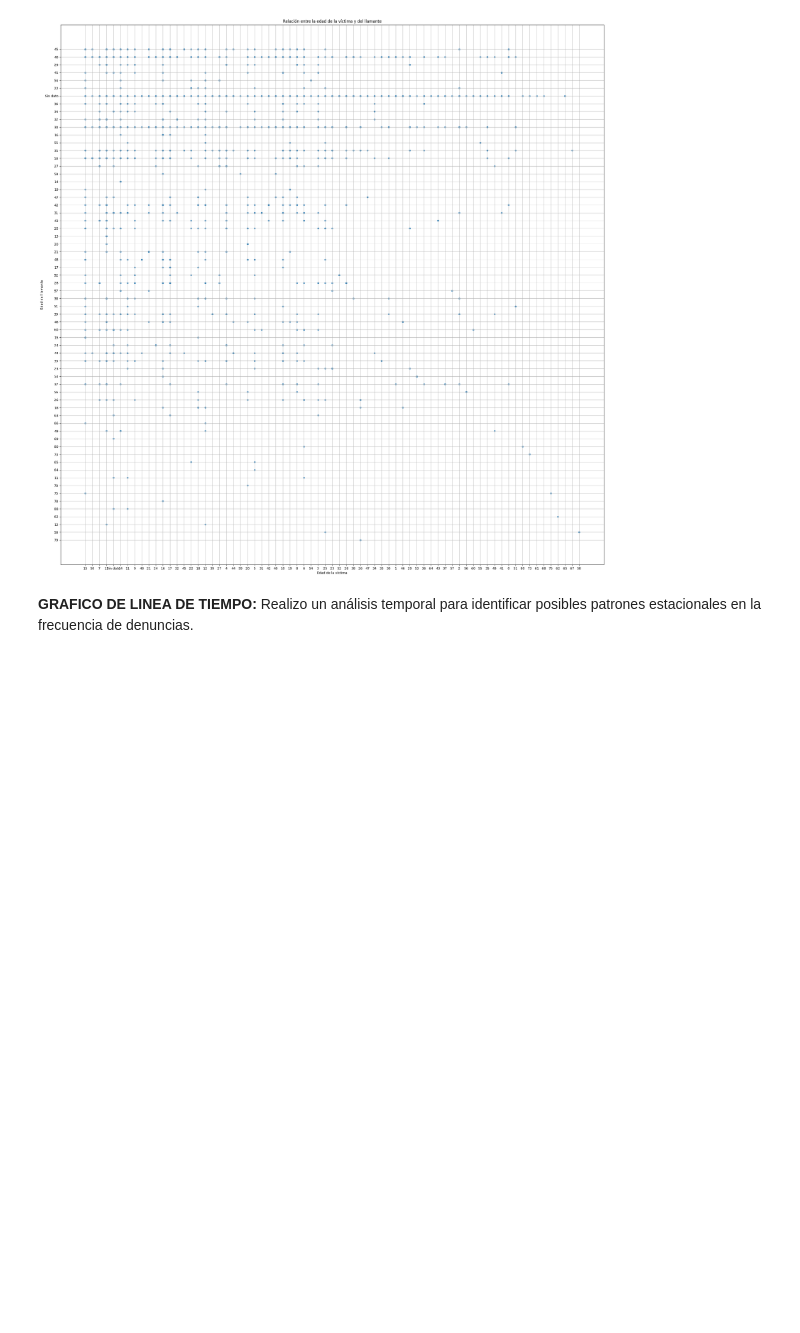
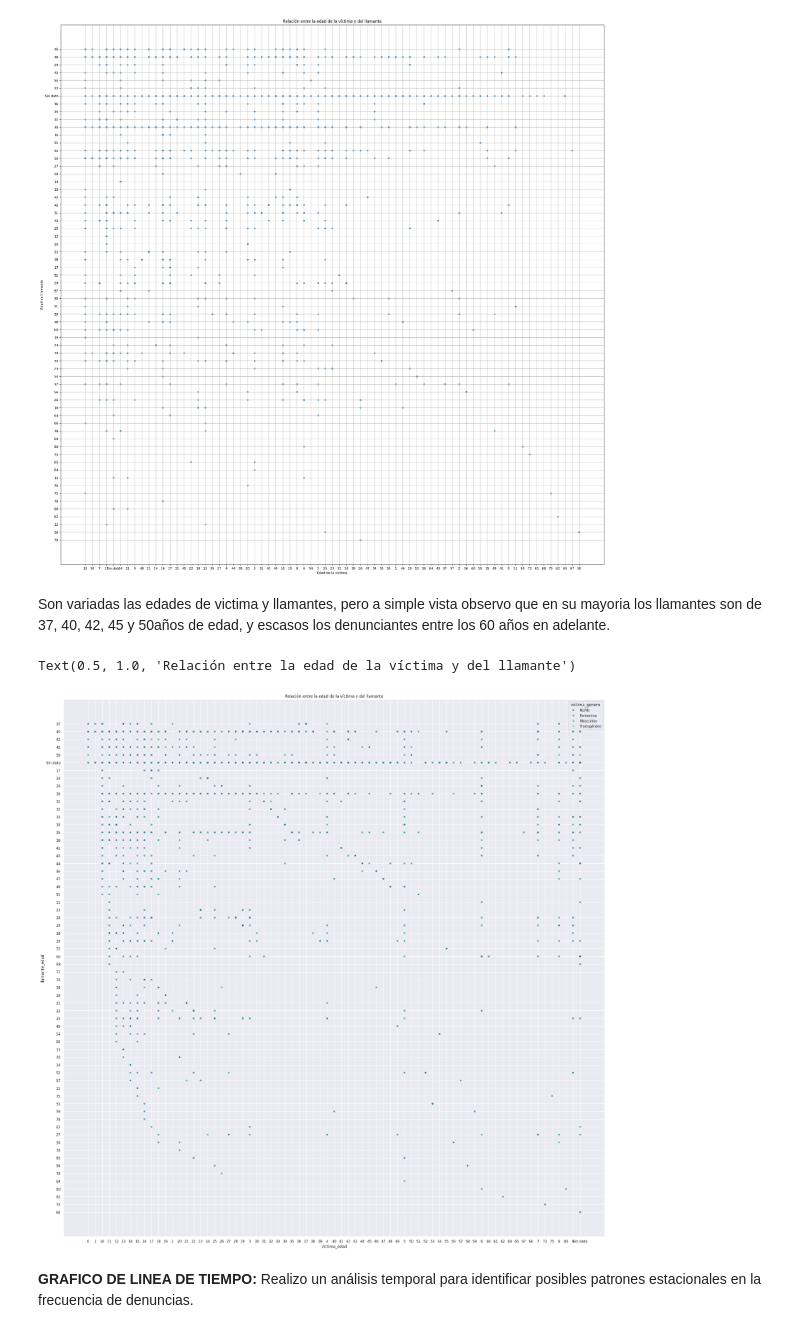
Before and after one commit to originarsemkt/BASE-DE-DATOS-TECNOFULL, a Jupyter notebook: ENTREGA_FINAL.ipynb, the cells around one changed output. Cells and saved outputs as stored; diff of their text form; code cells hidden in the pictures; blank space fills up the shorter version.

```diff
--- a/ENTREGA_FINAL.ipynb
+++ b/ENTREGA_FINAL.ipynb
@@ -302,6 +308,32 @@ plt.grid(True)
 plt.show()
 # %% [output]
 [figure]
+# %% [markdown]
+Son variadas las edades de victima y llamantes, pero a simple vista observo que en su mayoria los llamantes son de 37, 40, 42, 45 y 50años de edad, y escasos los denunciantes entre los 60 años en adelante.
+# %%
+import pandas as pd
+import matplotlib.pyplot as plt
+import seaborn as sns
+
+# Cargar el conjunto de datos
+df_abuso = pd.read_csv('abuso.csv')
+
+# Seleccionar las columnas relevantes
+edades_data = df_abuso[['victima_edad', 'llamante_edad', 'victima_genero']]
+
+# Eliminar filas con valores faltantes
+edades_data = edades_data.dropna()
+
+# Ordenar los datos por edades
+edades_data = edades_data.sort_values(by=['victima_edad', 'llamante_edad'])
+
+# Crear el diagrama de dispersión con diferentes colores basados en una categoría
+plt.figure(figsize=(30, 30))
+sns.scatterplot(x='victima_edad', y='llamante_edad', hue='victima_genero', data=edades_data, alpha=0.7, palette='viridis')
+plt.title('Relación entre la edad de la víctima y del llamante')
+# %% [output]
+Text(0.5, 1.0, 'Relación entre la edad de la víctima y del llamante')
+[figure, added]
 # %% [markdown]
 **GRAFICO DE LINEA DE TIEMPO:** Realizo un análisis temporal para identificar posibles patrones estacionales en la frecuencia de denuncias.
 # %%
```
Also changed, not shown: parts of 12 cells of this notebook.
